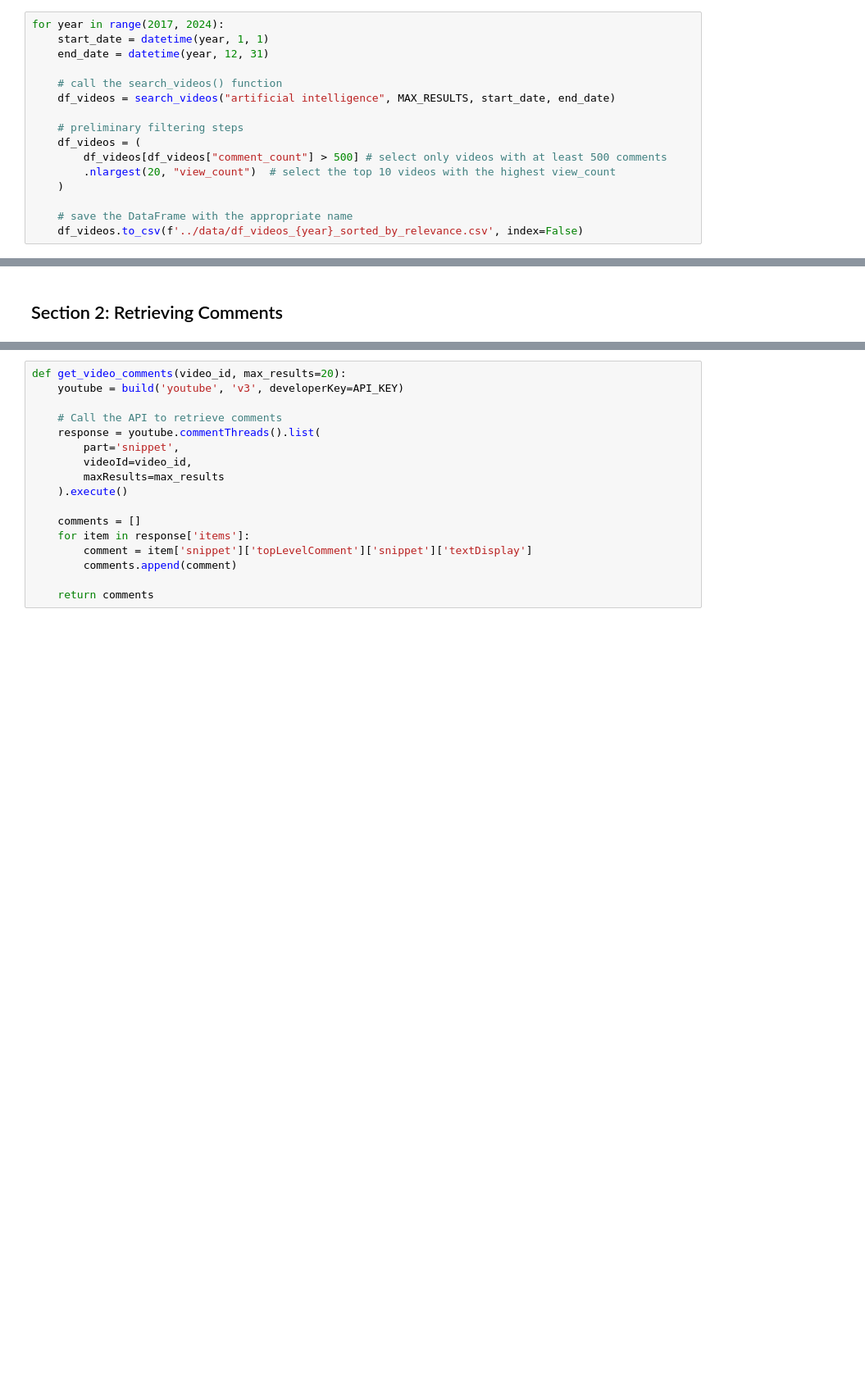
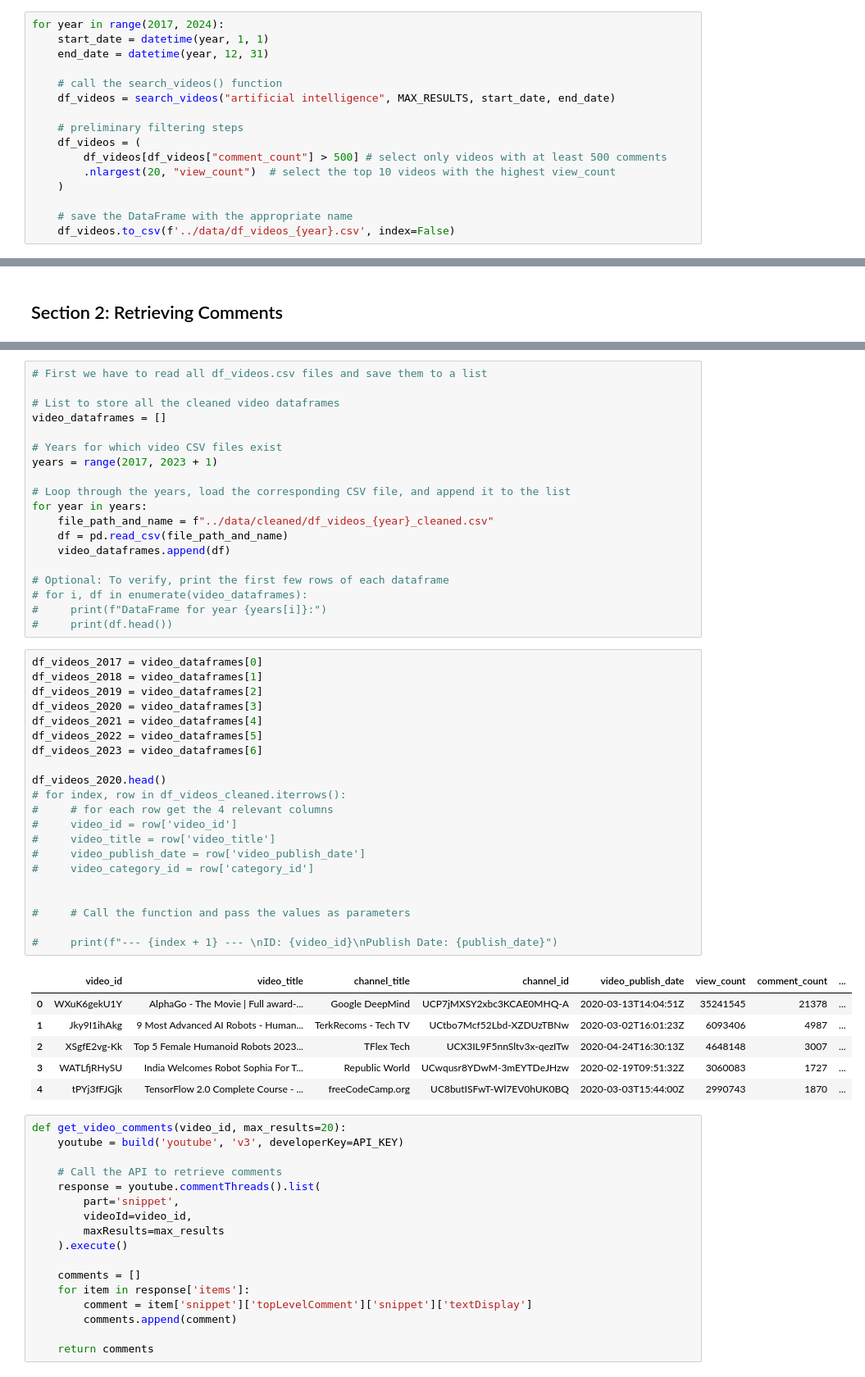
Before and after one commit to lorenzobehna/Social-Computing_Final-Project, a Jupyter notebook: code/data_collection.ipynb, the cells around one changed output, grey strips where cells are left out. Shown at 82% size. Cells and saved outputs as stored; diff of their text form; blank space fills up the shorter version.

```diff
--- a/code/data_collection.ipynb
+++ b/code/data_collection.ipynb
@@ -127,7 +138,7 @@ for year in range(2017, 2024):
     )
 
     # save the DataFrame with the appropriate name
-    df_videos.to_csv(f'../data/df_videos_{year}_sorted_by_relevance.csv', index=False)
+    df_videos.to_csv(f'../data/df_videos_{year}.csv', index=False)
 # %%
 # inspect the data
 df_videos.head(20)
@@ -237,3 +283,50 @@ Publish Date: 2017-11-17T05:44:03Z
+# %%
+# First we have to read all df_videos.csv files and save them to a list
+
+# List to store all the cleaned video dataframes
+video_dataframes = []
+
+# Years for which video CSV files exist
+years = range(2017, 2023 + 1)
+
+# Loop through the years, load the corresponding CSV file, and append it to the list
+for year in years:
+    file_path_and_name = f"../data/cleaned/df_videos_{year}_cleaned.csv"
+    df = pd.read_csv(file_path_and_name)
+    video_dataframes.append(df)
+
+# Optional: To verify, print the first few rows of each dataframe
+# for i, df in enumerate(video_dataframes):
+#     print(f"DataFrame for year {years[i]}:")
+#     print(df.head())
+# %%
+df_videos_2017 = video_dataframes[0]
+df_videos_2018 = video_dataframes[1]
+df_videos_2019 = video_dataframes[2]
+df_videos_2020 = video_dataframes[3]
+df_videos_2021 = video_dataframes[4]
+df_videos_2022 = video_dataframes[5]
+df_videos_2023 = video_dataframes[6]
+
+df_videos_2020.head()
+# for index, row in df_videos_cleaned.iterrows():
+#     # for each row get the 4 relevant columns
+#     video_id = row['video_id']
+#     video_title = row['video_title']
+#     video_publish_date = row['video_publish_date']
+#     video_category_id = row['category_id']
+
+
+#     # Call the function and pass the values as parameters
+
+#     print(f"--- {index + 1} --- \nID: {video_id}\nPublish Date: {publish_date}")
+# %% [output]
+|  | video_id | video_title | channel_title | channel_id | video_publish_date | view_count | comment_count | ... |
+| 0 | WXuK6gekU1Y | AlphaGo - The Movie | Full award-... | Google DeepMind | UCP7jMXSY2xbc3KCAE0MHQ-A | 2020-03-13T14:04:51Z | 35241545 | 21378 | ... |
+| 1 | Jky9I1ihAkg | 9 Most Advanced AI Robots - Human... | TerkRecoms - Tech TV | UCtbo7Mcf52Lbd-XZDUzTBNw | 2020-03-02T16:01:23Z | 6093406 | 4987 | ... |
+| 2 | XSgfE2vg-Kk | Top 5 Female Humanoid Robots 2023... | TFlex Tech | UCX3IL9F5nnSltv3x-qezITw | 2020-04-24T16:30:13Z | 4648148 | 3007 | ... |
+| 3 | WATLfjRHySU | India Welcomes Robot Sophia For T... | Republic World | UCwqusr8YDwM-3mEYTDeJHzw | 2020-02-19T09:51:32Z | 3060083 | 1727 | ... |
+| 4 | tPYj3fFJGjk | TensorFlow 2.0 Complete Course - ... | freeCodeCamp.org | UC8butISFwT-Wl7EV0hUK0BQ | 2020-03-03T15:44:00Z | 2990743 | 1870 | ... |
 # %%
 def get_video_comments(video_id, max_results=20):
     youtube = build('youtube', 'v3', developerKey=API_KEY)
```
Also changed, not shown: parts of 7 cells of this notebook, 9 other files.
